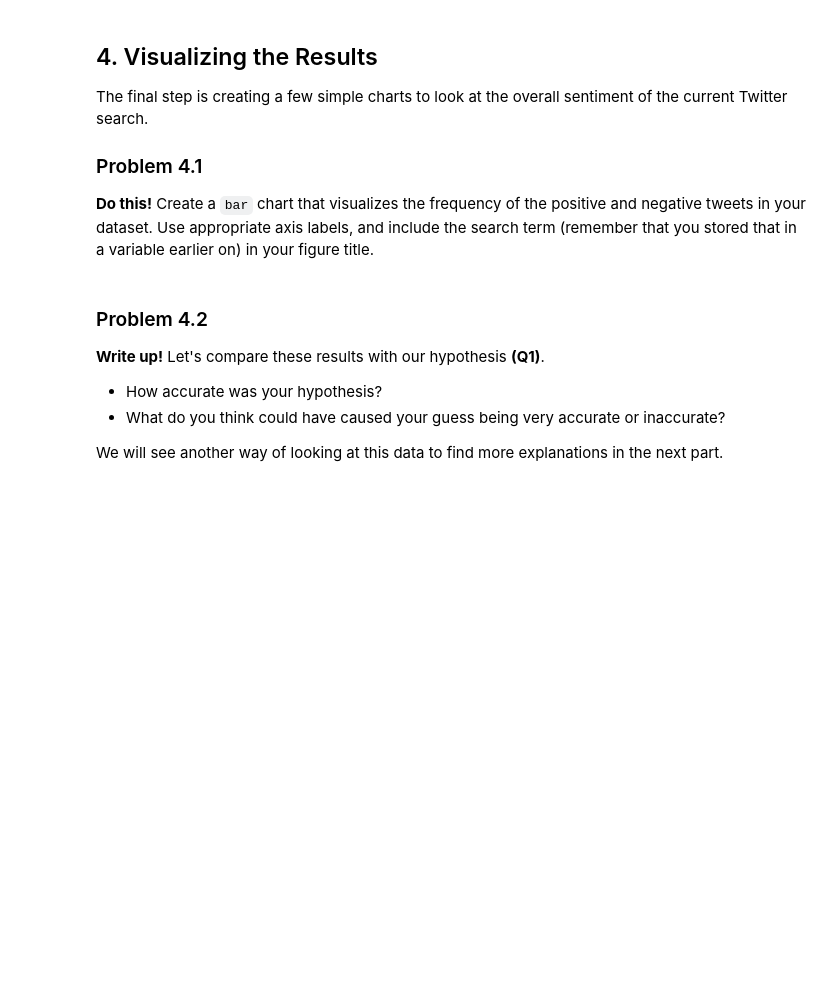
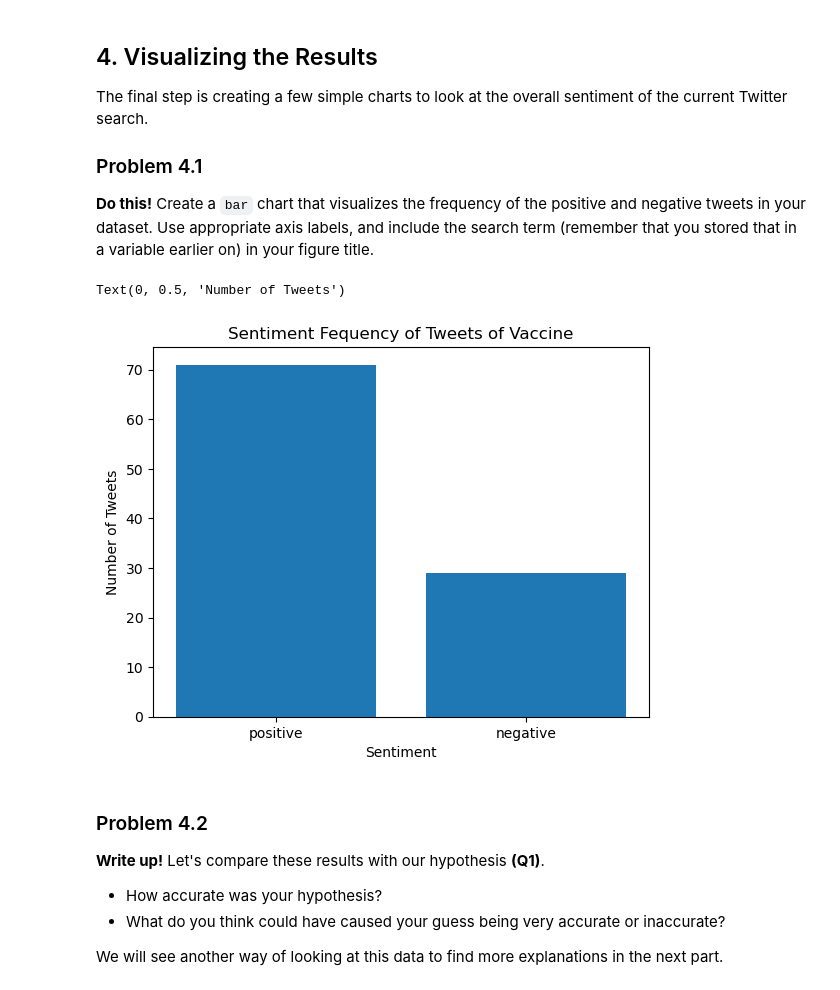
Before and after one commit to asalpert/twitter-scraping, a Jupyter notebook: hw5.ipynb, the cells around one changed output. Cells and saved outputs as stored; diff of their text form; code cells hidden in the pictures; blank space fills up the shorter version.

```diff
--- a/hw5.ipynb
+++ b/hw5.ipynb
@@ -147,9 +153,3 @@ Return this list of words as `processedResult`.
 > **Hint**: You may use _regular expressions_ for this probelm. Regular expressions are extremely useful when performing string parsing or string searching. `re` is the Python package for this.
 
 *Note: this question has hidden tests, or is graded on style of code and not just answer alone.*
-# %%
-def preProcess(result):
-
-    ...
-
-    return processedResult
@@ -231,10 +264,21 @@ _Type your answer here, replacing this text._
 
 
  > **Hint**: We will declare `positive_words` and `negative_words` as`global` variables, so don't bother about passing those in as arguments.
-# %%
-def analyzeSentiment(entry):
-
-    ...
+# %%
+def analyzeSentiment(entry):
+
+    sentiment_score = 0
+
+    for word in entry:
+        if word in positive_words:
+            sentiment_score += 1
+        if word in negative_words:
+            sentiment_score -= 1
+
+    if sentiment_score >= 0:
+        return 1
+    if sentiment_score < 0:
+        return -1
 # %% [markdown]
 Now, we can run all out tweets trhough this function and collect their sentiment.
 # %%
@@ -274,3 +322,26 @@ plt.rcdefaults()
+# %%
+# Let's run a configuration to make prettier plots
+plt.rcdefaults()
+
+pos=0
+neg=0
+
+
+for sentiment in sentiment_labels:
+    if sentiment > 0:
+        pos += 1
+    else:
+        neg += 1
+
+
+
+plt.bar(['positive','negative'], [pos, neg])
+plt.title("Sentiment Fequency of Tweets of Vaccine")
+plt.xlabel("Sentiment")
+plt.ylabel("Number of Tweets")
+# %% [output]
+Text(0, 0.5, 'Number of Tweets')
+[figure, added]
 # %% [markdown]
 <!-- END QUESTION -->
 
```
Also changed, not shown: parts of 28 cells of this notebook.
